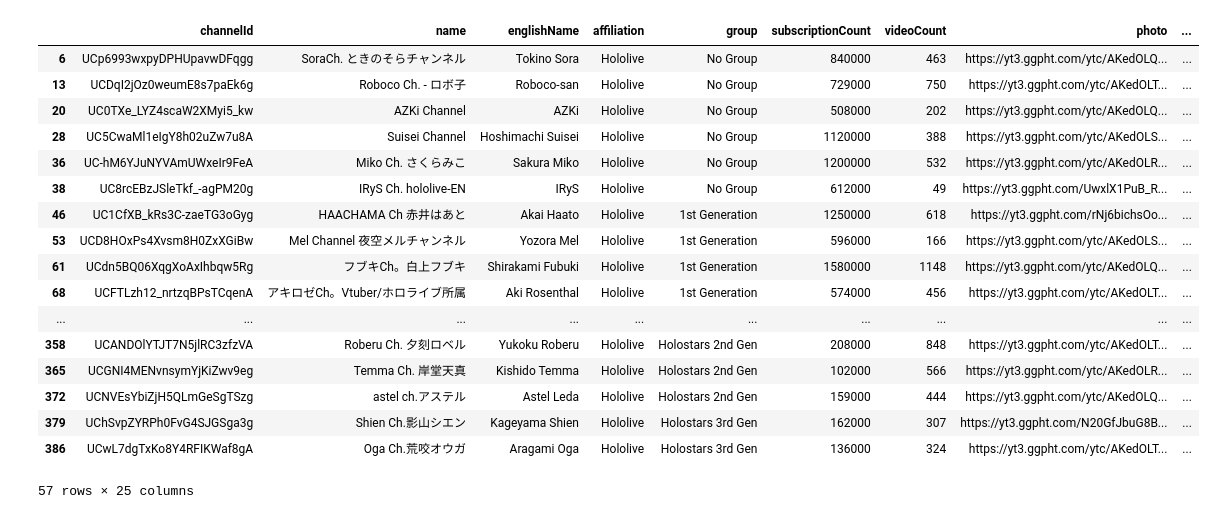
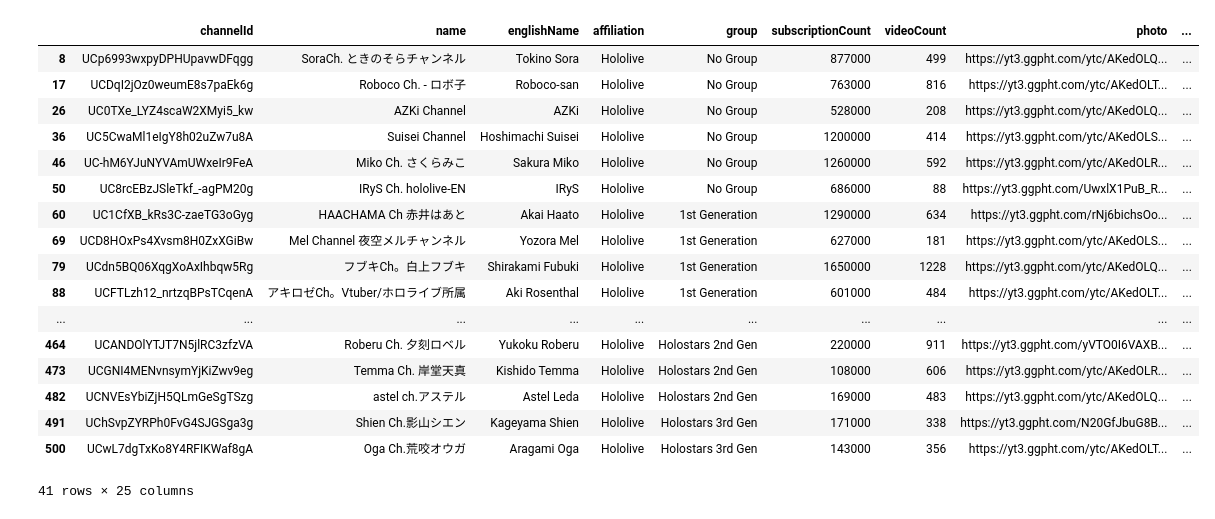
Before and after one commit to sigvt/vtuber-livechat-dataset, a Jupyter notebook: notebooks/livechat_population.ipynb, the cells around one changed output. Saved outputs shown, nothing was run; the diff lists cells and outputs as text; code cells hidden in the pictures.

```diff
--- a/notebooks/livechat_population.ipynb
+++ b/notebooks/livechat_population.ipynb
@@ -71,24 +81,24 @@ chart = footer(chart, [
 chart
 # %% [output]
 [interactive output not drawn]
-# %%
-july
-# %% [output]
-|  | channelId | name | englishName | affiliation | group | subscriptionCount | videoCount | photo | ... |
-| 6 | UCp6993wxpyDPHUpavwDFqgg | SoraCh. ときのそらチャンネル | Tokino Sora | Hololive | No Group | 840000 | 463 | https://yt3.ggpht.com/ytc/AKedOLQ... | ... |
-| 13 | UCDqI2jOz0weumE8s7paEk6g | Roboco Ch. - ロボ子 | Roboco-san | Hololive | No Group | 729000 | 750 | https://yt3.ggpht.com/ytc/AKedOLT... | ... |
-| 20 | UC0TXe_LYZ4scaW2XMyi5_kw | AZKi Channel | AZKi | Hololive | No Group | 508000 | 202 | https://yt3.ggpht.com/ytc/AKedOLQ... | ... |
-| 28 | UC5CwaMl1eIgY8h02uZw7u8A | Suisei Channel | Hoshimachi Suisei | Hololive | No Group | 1120000 | 388 | https://yt3.ggpht.com/ytc/AKedOLS... | ... |
-| 36 | UC-hM6YJuNYVAmUWxeIr9FeA | Miko Ch. さくらみこ | Sakura Miko | Hololive | No Group | 1200000 | 532 | https://yt3.ggpht.com/ytc/AKedOLR... | ... |
-| 38 | UC8rcEBzJSleTkf_-agPM20g | IRyS Ch. hololive-EN | IRyS | Hololive | No Group | 612000 | 49 | https://yt3.ggpht.com/UwxlX1PuB_R... | ... |
-| 46 | UC1CfXB_kRs3C-zaeTG3oGyg | HAACHAMA Ch 赤井はあと | Akai Haato | Hololive | 1st Generation | 1250000 | 618 | https://yt3.ggpht.com/rNj6bichsOo... | ... |
-| 53 | UCD8HOxPs4Xvsm8H0ZxXGiBw | Mel Channel 夜空メルチャンネル | Yozora Mel | Hololive | 1st Generation | 596000 | 166 | https://yt3.ggpht.com/ytc/AKedOLS... | ... |
-| 61 | UCdn5BQ06XqgXoAxIhbqw5Rg | フブキCh。白上フブキ | Shirakami Fubuki | Hololive | 1st Generation | 1580000 | 1148 | https://yt3.ggpht.com/ytc/AKedOLQ... | ... |
-| 68 | UCFTLzh12_nrtzqBPsTCqenA | アキロゼCh。Vtuber/ホロライブ所属 | Aki Rosenthal | Hololive | 1st Generation | 574000 | 456 | https://yt3.ggpht.com/ytc/AKedOLT... | ... |
-| ... | ... | ... | ... | ... | ... | ... | ... | ... | ... |
-| 358 | UCANDOlYTJT7N5jlRC3zfzVA | Roberu Ch. 夕刻ロベル | Yukoku Roberu | Hololive | Holostars 2nd Gen | 208000 | 848 | https://yt3.ggpht.com/ytc/AKedOLT... | ... |
-| 365 | UCGNI4MENvnsymYjKiZwv9eg | Temma Ch. 岸堂天真 | Kishido Temma | Hololive | Holostars 2nd Gen | 102000 | 566 | https://yt3.ggpht.com/ytc/AKedOLR... | ... |
-| 372 | UCNVEsYbiZjH5QLmGeSgTSzg | astel ch.アステル | Astel Leda | Hololive | Holostars 2nd Gen | 159000 | 444 | https://yt3.ggpht.com/ytc/AKedOLQ... | ... |
-| 379 | UChSvpZYRPh0FvG4SJGSga3g | Shien Ch.影山シエン | Kageyama Shien | Hololive | Holostars 3rd Gen | 162000 | 307 | https://yt3.ggpht.com/N20GfJbuG8B... | ... |
-| 386 | UCwL7dgTxKo8Y4RFIKWaf8gA | Oga Ch.荒咬オウガ | Aragami Oga | Hololive | Holostars 3rd Gen | 136000 | 324 | https://yt3.ggpht.com/ytc/AKedOLT... | ... |
-57 rows × 25 columns
+# %%
+jp
+# %% [output]
+|  | channelId | name | englishName | affiliation | group | subscriptionCount | videoCount | photo | ... |
+| 8 | UCp6993wxpyDPHUpavwDFqgg | SoraCh. ときのそらチャンネル | Tokino Sora | Hololive | No Group | 877000 | 499 | https://yt3.ggpht.com/ytc/AKedOLQ... | ... |
+| 17 | UCDqI2jOz0weumE8s7paEk6g | Roboco Ch. - ロボ子 | Roboco-san | Hololive | No Group | 763000 | 816 | https://yt3.ggpht.com/ytc/AKedOLT... | ... |
+| 26 | UC0TXe_LYZ4scaW2XMyi5_kw | AZKi Channel | AZKi | Hololive | No Group | 528000 | 208 | https://yt3.ggpht.com/ytc/AKedOLQ... | ... |
+| 36 | UC5CwaMl1eIgY8h02uZw7u8A | Suisei Channel | Hoshimachi Suisei | Hololive | No Group | 1200000 | 414 | https://yt3.ggpht.com/ytc/AKedOLS... | ... |
+| 46 | UC-hM6YJuNYVAmUWxeIr9FeA | Miko Ch. さくらみこ | Sakura Miko | Hololive | No Group | 1260000 | 592 | https://yt3.ggpht.com/ytc/AKedOLR... | ... |
+| 50 | UC8rcEBzJSleTkf_-agPM20g | IRyS Ch. hololive-EN | IRyS | Hololive | No Group | 686000 | 88 | https://yt3.ggpht.com/UwxlX1PuB_R... | ... |
+| 60 | UC1CfXB_kRs3C-zaeTG3oGyg | HAACHAMA Ch 赤井はあと | Akai Haato | Hololive | 1st Generation | 1290000 | 634 | https://yt3.ggpht.com/rNj6bichsOo... | ... |
+| 69 | UCD8HOxPs4Xvsm8H0ZxXGiBw | Mel Channel 夜空メルチャンネル | Yozora Mel | Hololive | 1st Generation | 627000 | 181 | https://yt3.ggpht.com/ytc/AKedOLS... | ... |
+| 79 | UCdn5BQ06XqgXoAxIhbqw5Rg | フブキCh。白上フブキ | Shirakami Fubuki | Hololive | 1st Generation | 1650000 | 1228 | https://yt3.ggpht.com/ytc/AKedOLQ... | ... |
+| 88 | UCFTLzh12_nrtzqBPsTCqenA | アキロゼCh。Vtuber/ホロライブ所属 | Aki Rosenthal | Hololive | 1st Generation | 601000 | 484 | https://yt3.ggpht.com/ytc/AKedOLT... | ... |
+| ... | ... | ... | ... | ... | ... | ... | ... | ... | ... |
+| 464 | UCANDOlYTJT7N5jlRC3zfzVA | Roberu Ch. 夕刻ロベル | Yukoku Roberu | Hololive | Holostars 2nd Gen | 220000 | 911 | https://yt3.ggpht.com/yVTO0I6VAXB... | ... |
+| 473 | UCGNI4MENvnsymYjKiZwv9eg | Temma Ch. 岸堂天真 | Kishido Temma | Hololive | Holostars 2nd Gen | 108000 | 606 | https://yt3.ggpht.com/ytc/AKedOLR... | ... |
+| 482 | UCNVEsYbiZjH5QLmGeSgTSzg | astel ch.アステル | Astel Leda | Hololive | Holostars 2nd Gen | 169000 | 483 | https://yt3.ggpht.com/ytc/AKedOLQ... | ... |
+| 491 | UChSvpZYRPh0FvG4SJGSga3g | Shien Ch.影山シエン | Kageyama Shien | Hololive | Holostars 3rd Gen | 171000 | 338 | https://yt3.ggpht.com/N20GfJbuG8B... | ... |
+| 500 | UCwL7dgTxKo8Y4RFIKWaf8gA | Oga Ch.荒咬オウガ | Aragami Oga | Hololive | Holostars 3rd Gen | 143000 | 356 | https://yt3.ggpht.com/ytc/AKedOLT... | ... |
+41 rows × 25 columns
```
Also changed, not shown: parts of 1 cell of this notebook, 7 other files.
